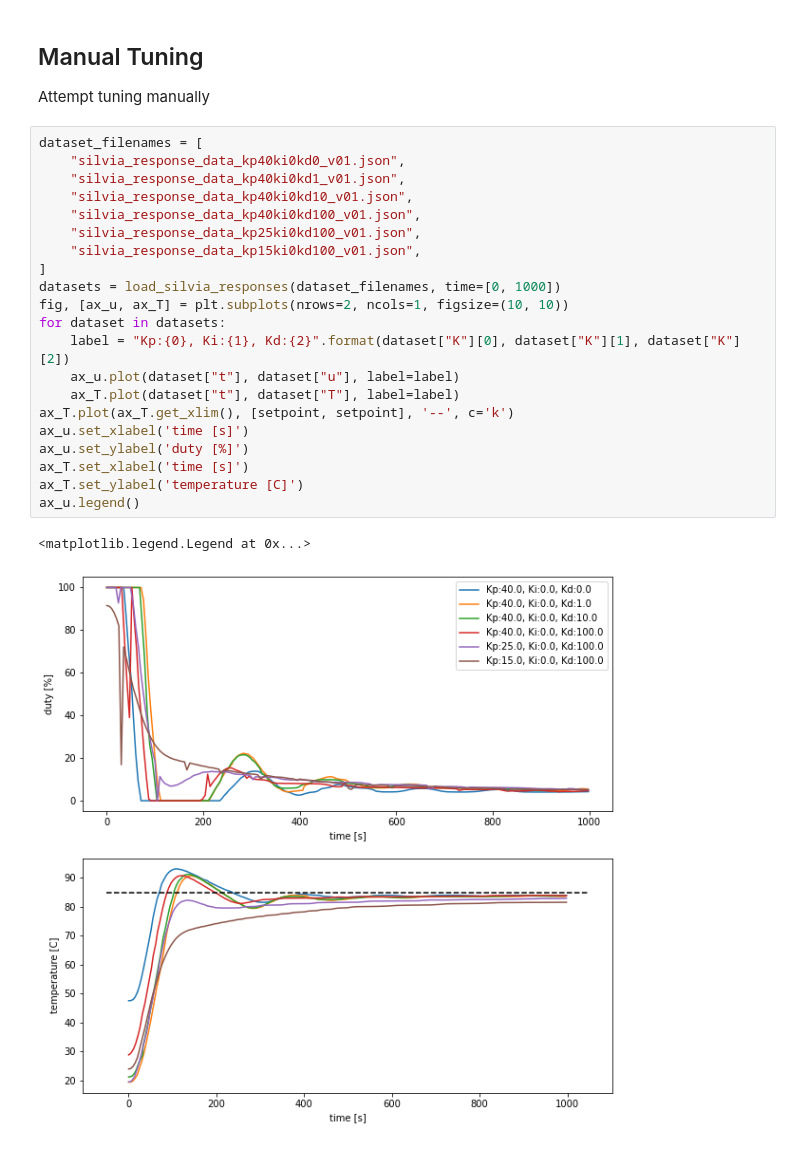
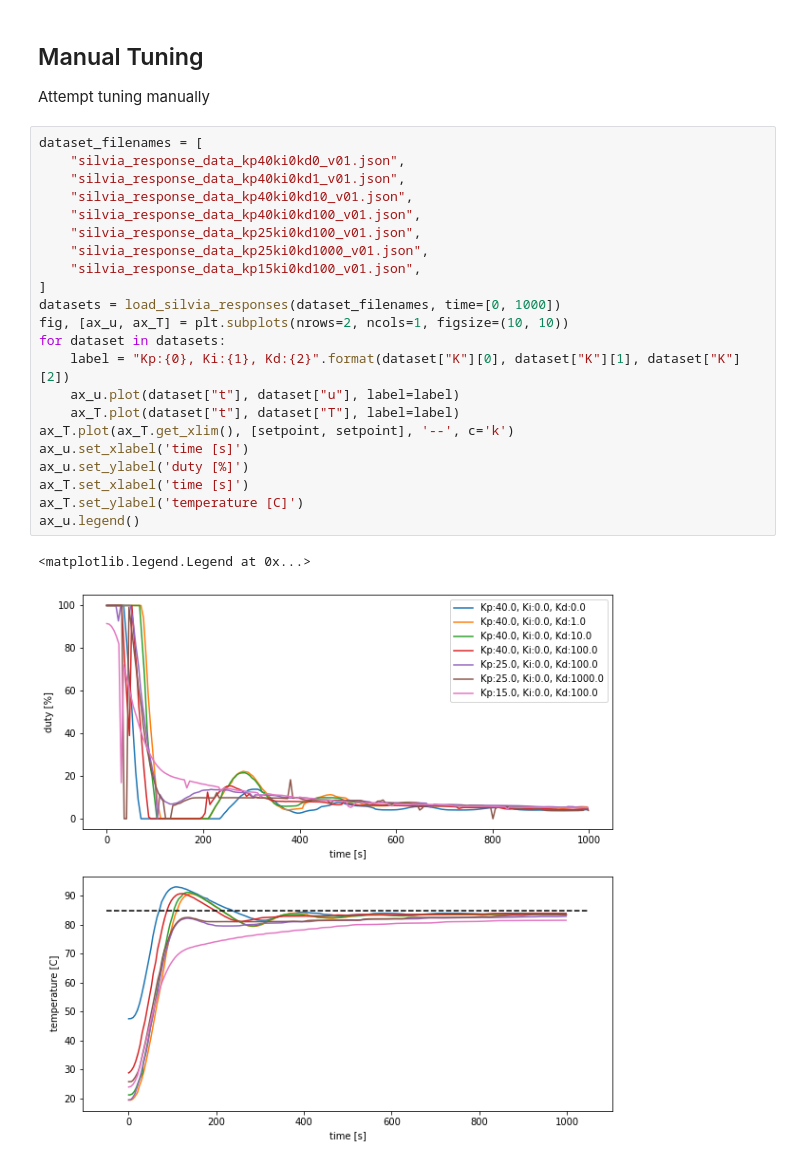
Before and after one commit to willhunt/silvia, a Jupyter notebook: docs/docs/control/assets/silvia_manual_tuning.ipynb, the cells around one changed output. Drawn from its saved outputs; the diff is of its cells as text.

```diff
--- a/docs/docs/control/assets/silvia_manual_tuning.ipynb
+++ b/docs/docs/control/assets/silvia_manual_tuning.ipynb
@@ -369,27 +369,28 @@ Attempt tuning manually
 # %%
 dataset_filenames = [
     "silvia_response_data_kp40ki0kd0_v01.json",
     "silvia_response_data_kp40ki0kd1_v01.json",
     "silvia_response_data_kp40ki0kd10_v01.json",
     "silvia_response_data_kp40ki0kd100_v01.json",
     "silvia_response_data_kp25ki0kd100_v01.json",
+    "silvia_response_data_kp25ki0kd1000_v01.json",
     "silvia_response_data_kp15ki0kd100_v01.json",
 ]
 datasets = load_silvia_responses(dataset_filenames, time=[0, 1000])
 fig, [ax_u, ax_T] = plt.subplots(nrows=2, ncols=1, figsize=(10, 10))
 for dataset in datasets:
     label = "Kp:{0}, Ki:{1}, Kd:{2}".format(dataset["K"][0], dataset["K"][1], dataset["K"][2])
     ax_u.plot(dataset["t"], dataset["u"], label=label)
     ax_T.plot(dataset["t"], dataset["T"], label=label)
 ax_T.plot(ax_T.get_xlim(), [setpoint, setpoint], '--', c='k')
 ax_u.set_xlabel('time [s]')
 ax_u.set_ylabel('duty [%]')
 ax_T.set_xlabel('time [s]')
 ax_T.set_ylabel('temperature [C]')
 ax_u.legend()
 # %% [output]
 <matplotlib.legend.Legend at 0x...>
-[figure, old version]
+[figure, new version]
 # %%
 fig, ax_T = plt.subplots(figsize=(10, 8))
 for dataset in datasets:
```
Also changed, not shown: parts of 2 cells of this notebook, 3 other files.
